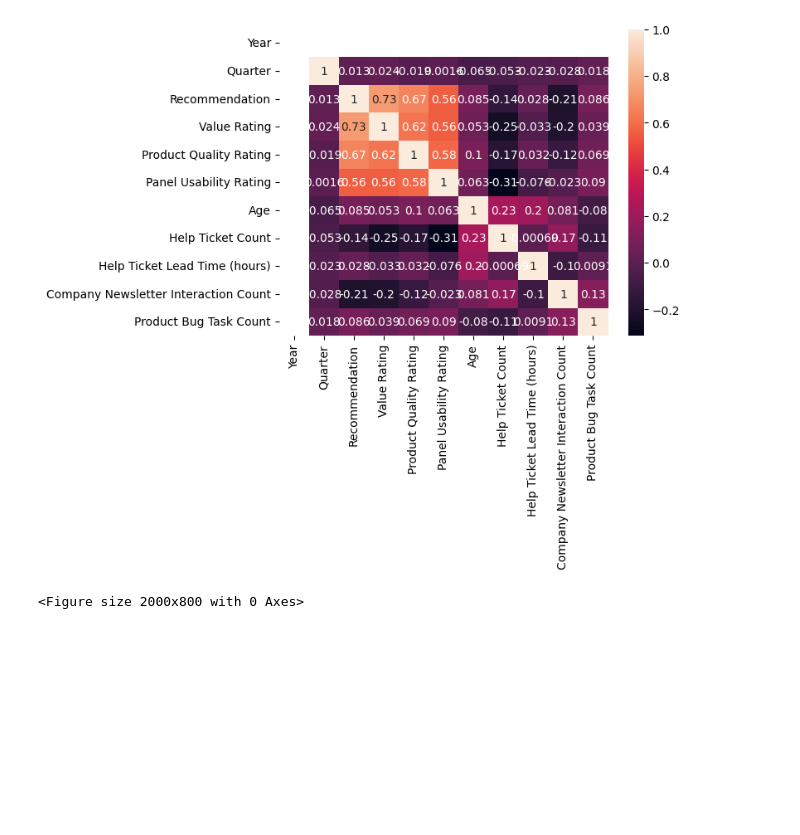
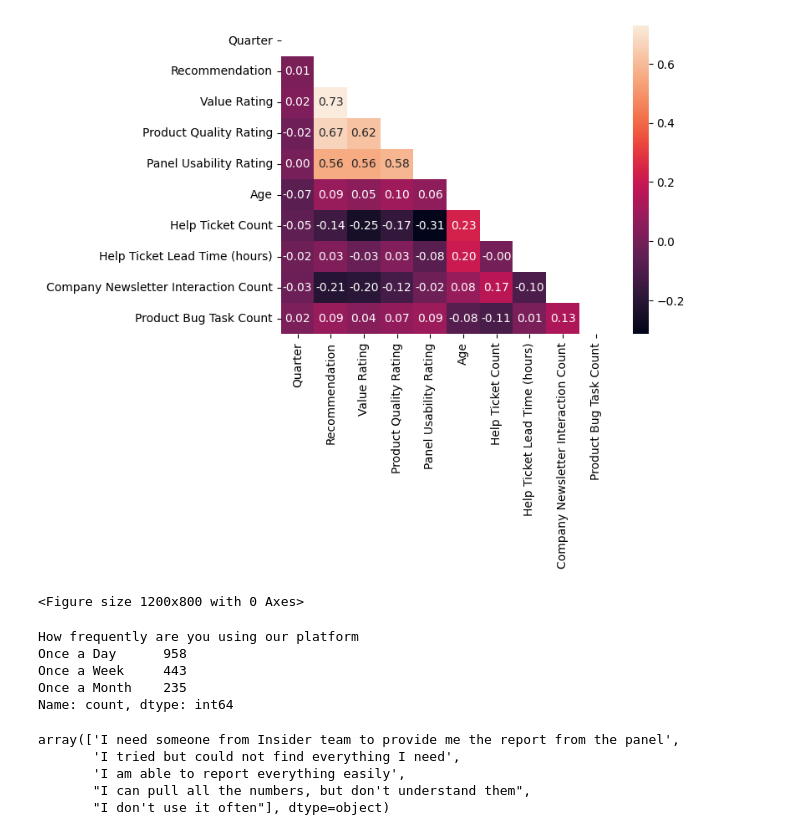
Before and after one commit to EfeDogan/datathon, a Jupyter notebook: main.ipynb, the cells around one changed output. Drawn from its saved outputs; the diff is of its cells as text; code cells hidden in the pictures; blank space fills up the shorter version.

```diff
--- a/main.ipynb
+++ b/main.ipynb
@@ -28,5 +29,7 @@ df = pd.merge(df, bugtask_data, on='Customer ID')
 df = pd.merge(df, region_data, on='Customer ID')
 df = pd.merge(df, status_data, on='Customer ID')
 
+df.drop(columns=['Year'], inplace=True)
+
 df.head()
 # %% [output]
@@ -107,10 +110,27 @@ df_num.describe()
 # %%
 # correlation matrix
-mask = np.triu(df_num)
+mask = np.triu(df_num.corr())
 corr_matrix = df_num.corr()
-sns.heatmap(corr_matrix, annot=True)
-plt.figure(figsize=(20,8))
+sns.heatmap(corr_matrix, annot=True, mask = mask, cmap='rocket', fmt=".2f")
+plt.figure(figsize=(12,8))
 plt.show()
 # %% [output]
-[figure, old version]
+[figure, new version]
-<Figure size 2000x800 with 0 Axes>
+<Figure size 1200x800 with 0 Axes>
+# %%
+df['How frequently are you using our platform'].unique()
+df['How frequently are you using our platform'].value_counts()
+# %% [output]
+How frequently are you using our platform
+Once a Day      958
+Once a Week     443
+Once a Month    235
+Name: count, dtype: int64
+# %%
+df['Reporting Understanding'].unique()
+# %% [output]
+array(['I need someone from Insider team to provide me the report from the panel',
+       'I tried but could not find everything I need',
+       'I am able to report everything easily',
+       "I can pull all the numbers, but don't understand them",
+       "I don't use it often"], dtype=object)
```
Also changed, not shown: parts of 6 cells of this notebook.
